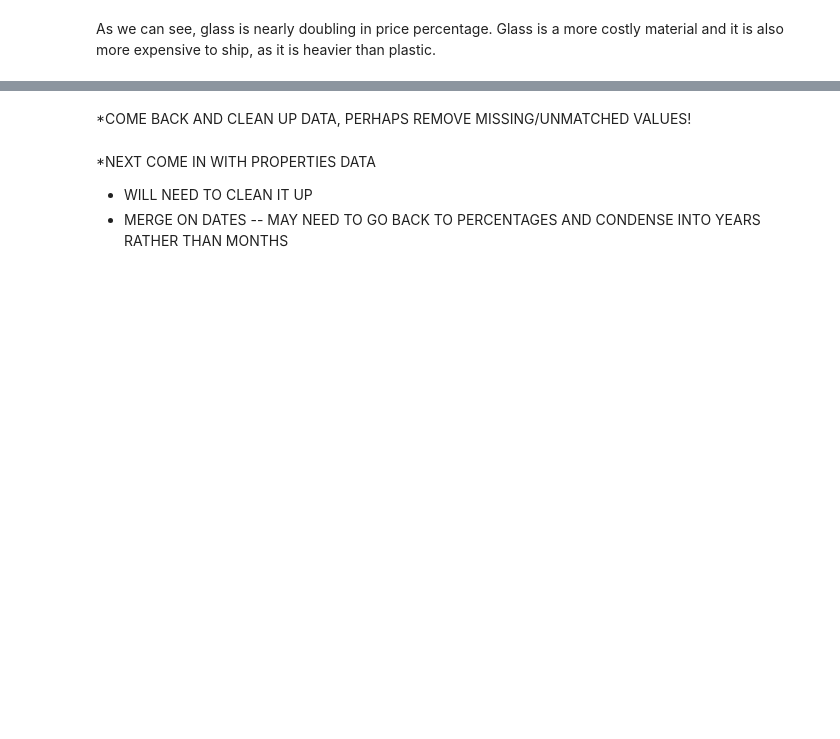
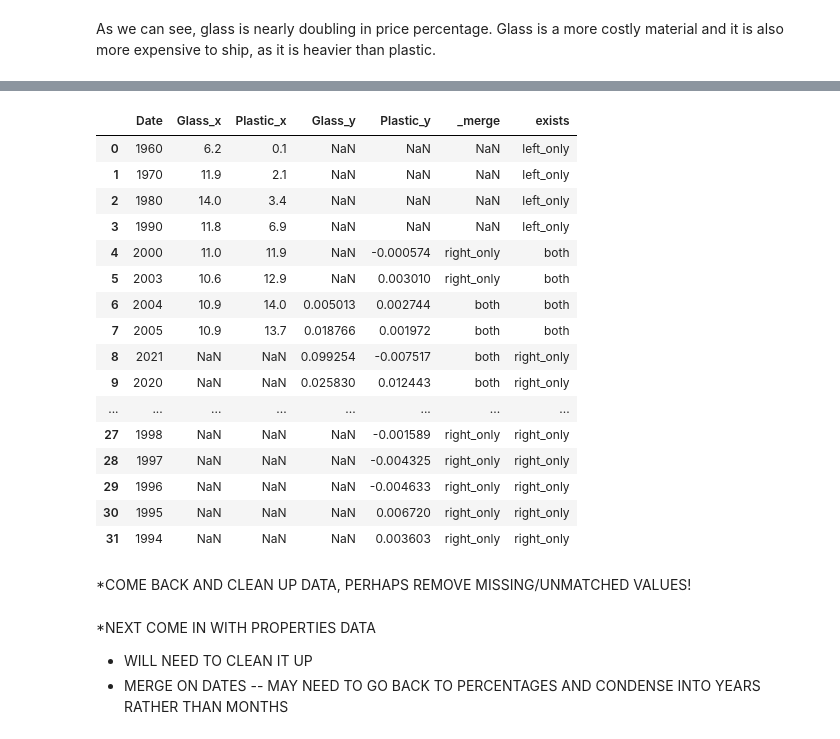
Before and after one commit to khagerthey/VIS1, a Jupyter notebook: Glass_vs_Plastic_Merge.ipynb, the cells around one changed output, grey strips where cells are left out. Cells and saved outputs as stored; diff of their text form; code cells hidden in the pictures; blank space fills up the shorter version.

```diff
--- a/Glass_vs_Plastic_Merge.ipynb
+++ b/Glass_vs_Plastic_Merge.ipynb
@@ -71,0 +78,3 @@ As we can see, glass is nearly doubling in price percentage. Glass is a more cos
+# %%
+weight=pd.read_csv('https://raw.githubusercontent.com/khagerthey/VIS1/main/Copy%20of%20Food%20Packaging%20-%20Roles%2C%20Materials%2C%20and%20Environmental%20Issues%20CLEANED%20-%20Test%20(2).csv')
+weight
@@ -72,3 +91,24 @@ As we can see, glass is nearly doubling in price percentage. Glass is a more cos
+# %%
+mergedWeight = pd.merge(weight, mergedPercent, how='outer', on=['Date'],indicator='exists')
+mergedWeight
+# %% [output]
+|  | Date | Glass_x | Plastic_x | Glass_y | Plastic_y | _merge | exists |
+| 0 | 1960 | 6.2 | 0.1 | NaN | NaN | NaN | left_only |
+| 1 | 1970 | 11.9 | 2.1 | NaN | NaN | NaN | left_only |
+| 2 | 1980 | 14.0 | 3.4 | NaN | NaN | NaN | left_only |
+| 3 | 1990 | 11.8 | 6.9 | NaN | NaN | NaN | left_only |
+| 4 | 2000 | 11.0 | 11.9 | NaN | -0.000574 | right_only | both |
+| 5 | 2003 | 10.6 | 12.9 | NaN | 0.003010 | right_only | both |
+| 6 | 2004 | 10.9 | 14.0 | 0.005013 | 0.002744 | both | both |
+| 7 | 2005 | 10.9 | 13.7 | 0.018766 | 0.001972 | both | both |
+| 8 | 2021 | NaN | NaN | 0.099254 | -0.007517 | both | right_only |
+| 9 | 2020 | NaN | NaN | 0.025830 | 0.012443 | both | right_only |
+| ... | ... | ... | ... | ... | ... | ... | ... |
+| 27 | 1998 | NaN | NaN | NaN | -0.001589 | right_only | right_only |
+| 28 | 1997 | NaN | NaN | NaN | -0.004325 | right_only | right_only |
+| 29 | 1996 | NaN | NaN | NaN | -0.004633 | right_only | right_only |
+| 30 | 1995 | NaN | NaN | NaN | 0.006720 | right_only | right_only |
+| 31 | 1994 | NaN | NaN | NaN | 0.003603 | right_only | right_only |
 # %% [markdown]
 *COME BACK AND CLEAN UP DATA, PERHAPS REMOVE MISSING/UNMATCHED VALUES!
 # %% [markdown]
```
Also changed, not shown: parts of 5 cells of this notebook.
